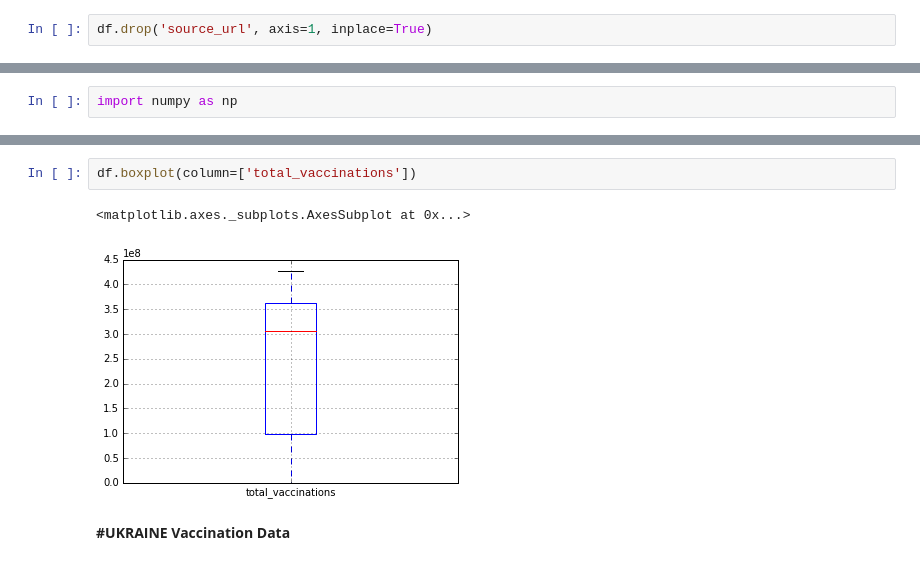
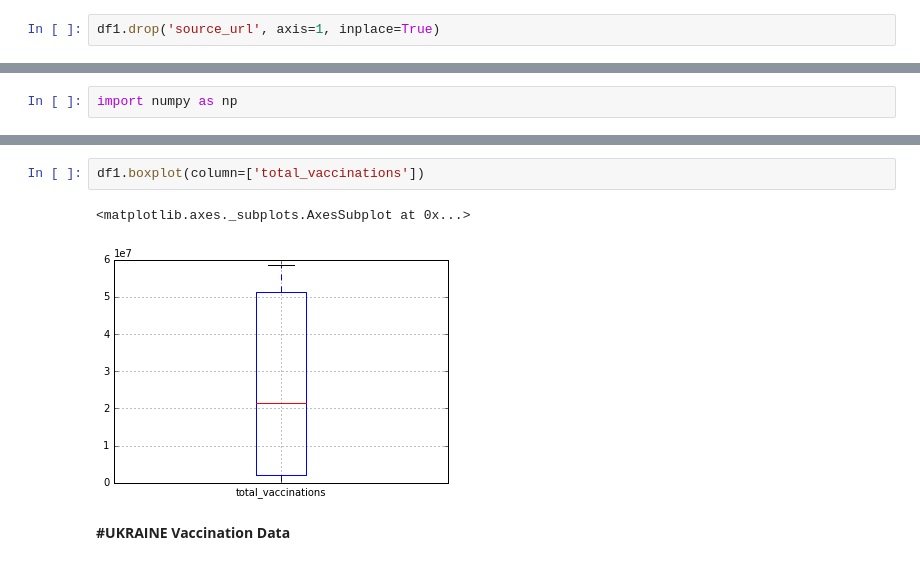
Before and after one commit to nitin578/103_Country_Covid19_Vaccinations, a Jupyter notebook: Project_Covid19_Vaccines.ipynb, the cells around one changed output, grey strips where cells are left out. Cells and saved outputs as stored; diff of their text form.

```diff
--- a/Project_Covid19_Vaccines.ipynb
+++ b/Project_Covid19_Vaccines.ipynb
@@ -29,4 +29,4 @@ df1
 # %% [markdown]
 #Removed the source_url column from the dataframe as it just  the same links to destination.
 # %%
-df.drop('source_url', axis=1, inplace=True)
+df1.drop('source_url', axis=1, inplace=True)
@@ -57,10 +57,10 @@ Index(['date', 'total_vaccinations', 'people_fully_vaccinated',
        'total_boosters', 'people_vaccinated', 'location', 'vaccine'],
       dtype='object')
 # %%
-df.boxplot(column=['total_vaccinations'])
+df1.boxplot(column=['total_vaccinations'])
 # %% [output]
 <matplotlib.axes._subplots.AxesSubplot at 0x...>
-[figure, old version]
+[figure, new version]
 # %% [markdown]
 **#UKRAINE Vaccination Data**
 # %%
```
Also changed, not shown: parts of 4 cells of this notebook.
